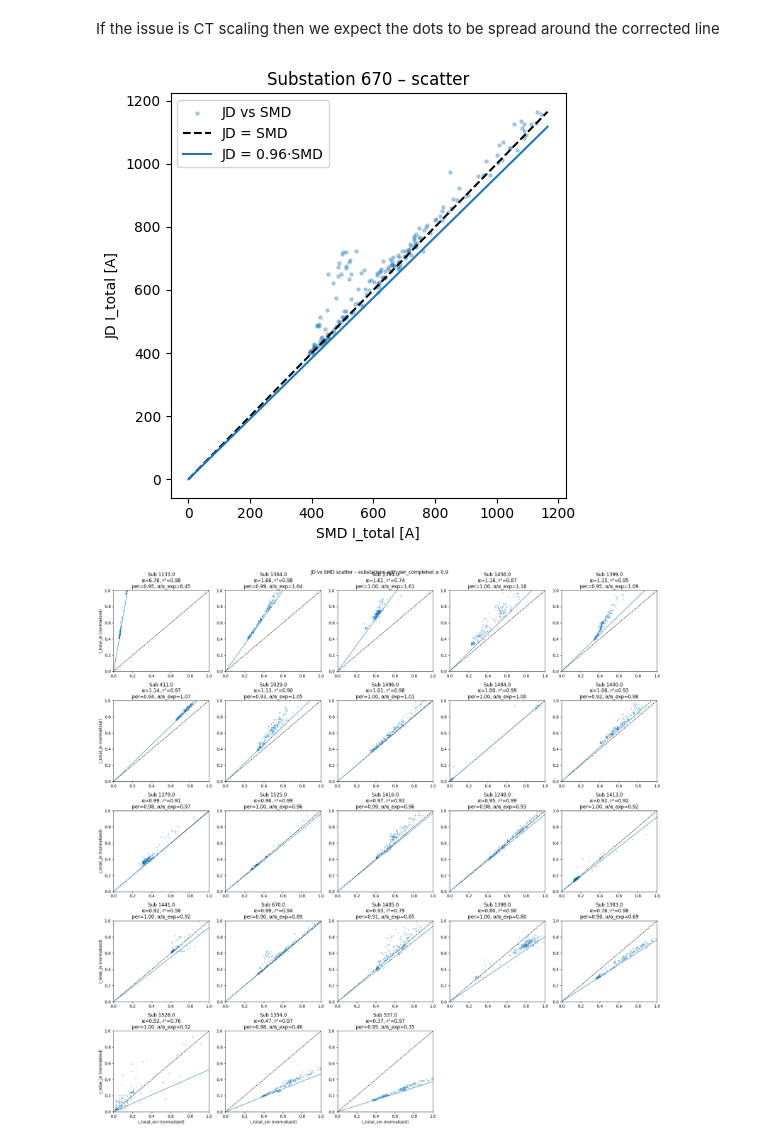
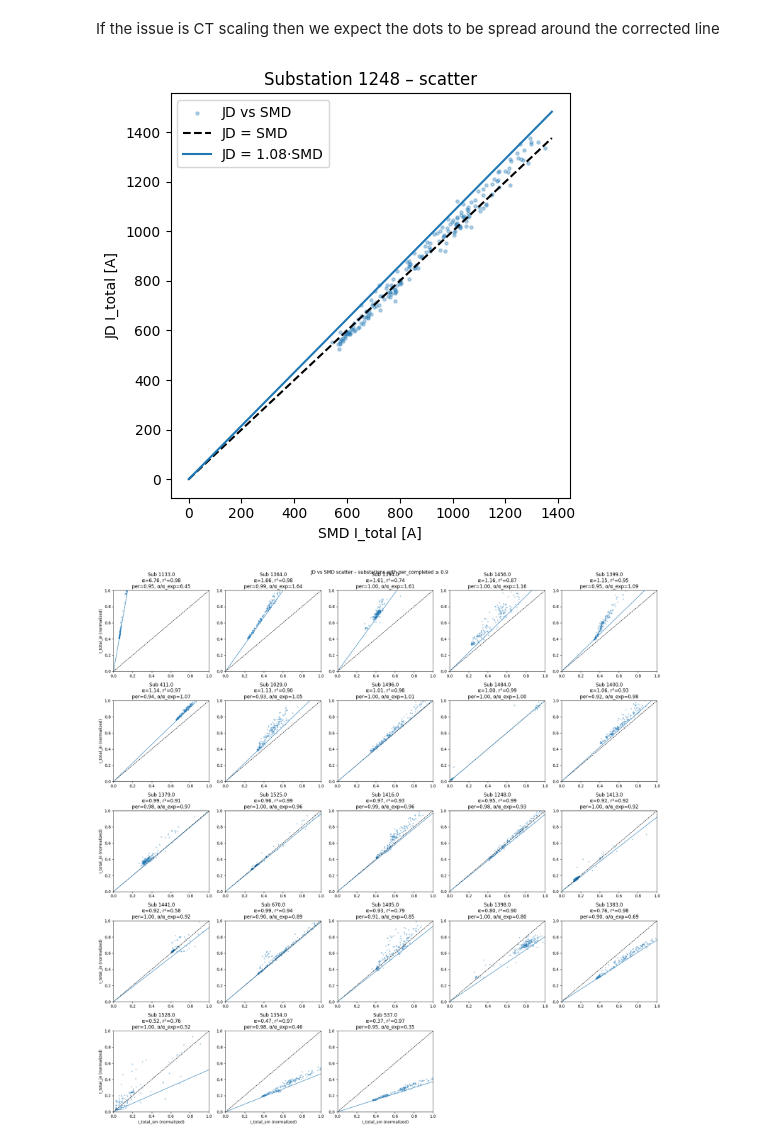
Before and after one commit to MindisBlank/Jasonaq_thesis, a Jupyter notebook: notebooks/ct_ratio_issue.ipynb, the cells around one changed output. Cells and saved outputs as stored; diff of their text form; code cells hidden in the pictures.

```diff
--- a/notebooks/ct_ratio_issue.ipynb
+++ b/notebooks/ct_ratio_issue.ipynb
@@ -611,14 +611,14 @@ df_computed.head(5)
 # %% [markdown]
 If the issue is CT scaling then we expect the dots to be spread around the corrected line
 # %%
-substation_id = 670
+substation_id = 1248
 plot_substation_scatter(
     merged=df_merged,
     sid=substation_id,
     alpha=df_computed.loc[df_computed["substation_id"] == substation_id, "alpha_ls"].values[0]
 )
 # %% [output]
-[figure, old version]
+[figure, new version]
 # %%
 plot_scatter_grid(
     merged=df_merged,
```
Also changed, not shown: 2 other files.
